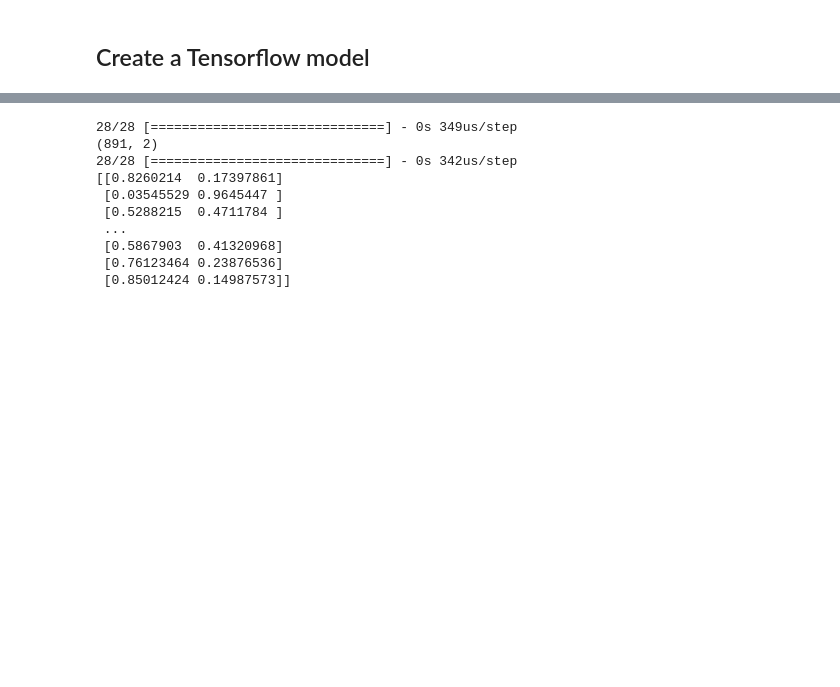
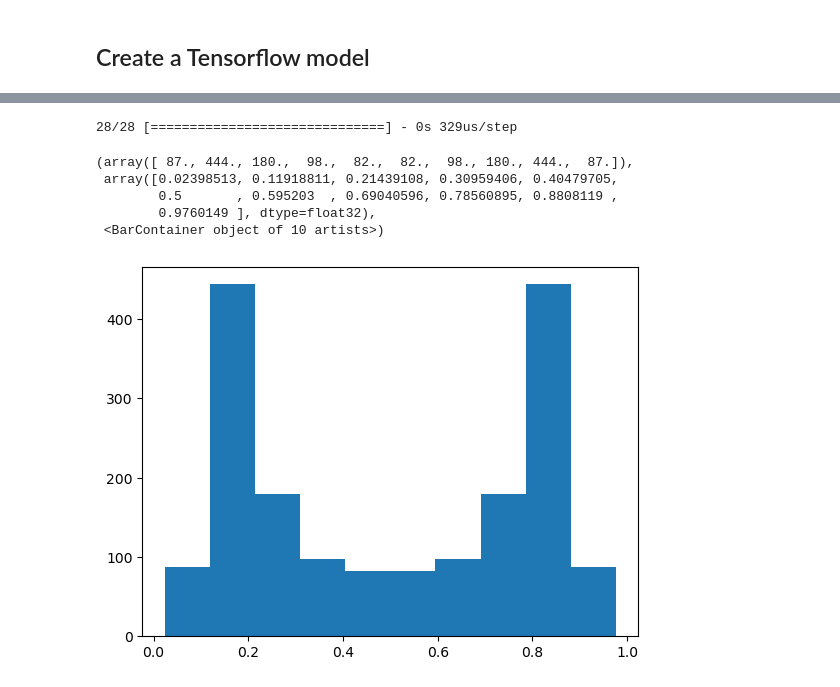
Before and after one commit to lmlb-astro/Kaggle-competitions, a Jupyter notebook: Titanic/survival_exploration_NaiveBayes.ipynb, the cells around one changed output, grey strips where cells are left out. Cells and saved outputs as stored; diff of their text form; code cells hidden in the pictures; blank space fills up the shorter version.

```diff
--- a/Titanic/survival_exploration_NaiveBayes.ipynb
+++ b/Titanic/survival_exploration_NaiveBayes.ipynb
@@ -322,24 +375,23 @@ X4 = fcs.get_features(df_train, ["Pclass", "Sex_num", "Embarked_num", "SibSp", "
 print(X4.shape)
 print(Y1_oh.shape)
 
-# STILL SORT
-
 ## create the model
 tf_model = tf.keras.Sequential()
 tf_model.add(tf.keras.Input(shape=(7,)))
 tf_model.add(tf.keras.layers.Dropout(0.1))
 tf_model.add(tf.keras.layers.Dense(16, activation="linear", use_bias = True))
-tf_model.add(tf.keras.layers.Dense(32, activation="leaky_relu", use_bias = True))
+tf_model.add(tf.keras.layers.Dense(32, activation="linear", use_bias = True))
 tf_model.add(tf.keras.layers.Dense(64, activation="linear", use_bias = True))
+tf_model.add(tf.keras.layers.Dense(64, activation="relu", use_bias = True))
 tf_model.add(tf.keras.layers.Dense(64, activation="relu", use_bias = True))
 tf_model.add(tf.keras.layers.Dense(16, activation="relu", use_bias = True))
 tf_model.add(tf.keras.layers.Dense(2, activation="softmax"))
 
 ## compile the model
-tf_model.compile(optimizer = 'adam', loss = CategoricalCrossentropy(), metrics = ["accuracy"], loss_weights = class_weights)
+tf_model.compile(optimizer = 'adam', loss = CategoricalCrossentropy(), metrics = ["accuracy"])
 
 ## fit the model
-tf_model.fit(X4, Y1_oh, batch_size=8, epochs = 10)
+tf_model.fit(X4, Y1_oh, batch_size=16, epochs = 10)
 # %% [output]
 (891, 7)
 (891, 2)
@@ -367,15 +419,13 @@ Epoch 10/10
 <keras.callbacks.History at 0x...>
 # %%
-print(tf_model.predict(X4).shape)
-print(tf_model.predict(X4))
+## plot the histogram of the probabilities
+pred_probs = tf_model.predict(X4)
+plt.hist(pred_probs.ravel())
 # %% [output]
-28/28 [==============================] - 0s 349us/step
-(891, 2)
-28/28 [==============================] - 0s 342us/step
-[[0.8260214  0.17397861]
- [0.03545529 0.9645447 ]
- [0.5288215  0.4711784 ]
- ...
- [0.5867903  0.41320968]
- [0.76123464 0.23876536]
- [0.85012424 0.14987573]]
+28/28 [==============================] - 0s 329us/step
+(array([ 87., 444., 180.,  98.,  82.,  82.,  98., 180., 444.,  87.]),
+ array([0.02398513, 0.11918811, 0.21439108, 0.30959406, 0.40479705,
+        0.5       , 0.595203  , 0.69040596, 0.78560895, 0.8808119 ,
+        0.9760149 ], dtype=float32),
+ <BarContainer object of 10 artists>)
+[figure, added]
```
Also changed, not shown: parts of 20 cells of this notebook.
